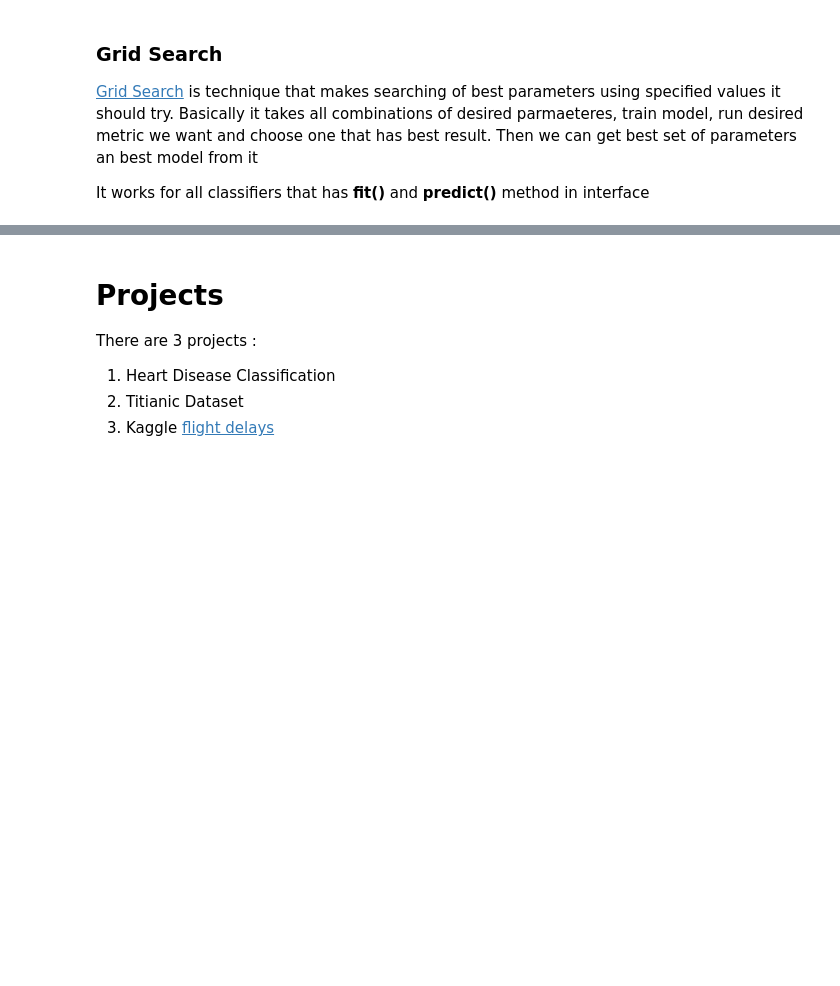
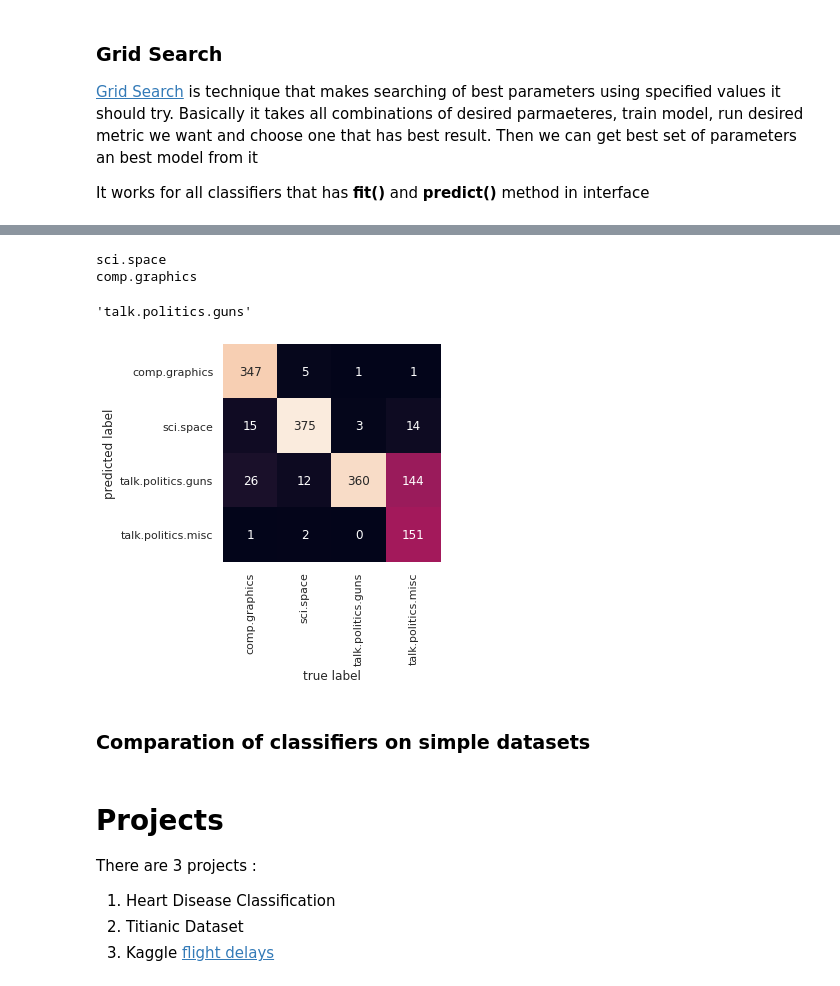
Before and after one commit to marcinczelej/ML_content, a Jupyter notebook: ML algorithms.ipynb, the cells around one changed output, grey strips where cells are left out. Cells and saved outputs as stored; diff of their text form; code cells hidden in the pictures; blank space fills up the shorter version.

```diff
--- a/ML algorithms.ipynb
+++ b/ML algorithms.ipynb
@@ -802,0 +820,68 @@ TODO:
+# %%
+%matplotlib inline
+
+# importing all needed libraries
+import numpy as np
+import matplotlib.pyplot as plt
+import seaborn as sns
+from sklearn.naive_bayes import GaussianNB
+from sklearn.datasets import fetch_20newsgroups
+
+from sklearn.feature_extraction.text import TfidfVectorizer
+from sklearn.naive_bayes import MultinomialNB
+from sklearn.pipeline import make_pipeline
+
+from sklearn.metrics import confusion_matrix\
+
+from sklearn.datasets import make_blobs
+
+sns.set()
+
+X, y = make_blobs(100, 2, centers=2, random_state=20, cluster_std=1.5)
+plt.scatter(X[:, 0], X[:, 1], c=y, s=50, cmap='RdBu')
+
+model = GaussianNB()
+model.fit(X, y);
+
+rng = np.random.RandomState(0)
+Xnew = [-2, -4] + [14, 18] * rng.rand(2000, 2)
+ynew = model.predict(Xnew)
+
+plt.scatter(X[:, 0], X[:, 1], c=y, s=50, cmap='RdBu')
+lim = plt.axis()
+plt.scatter(Xnew[:, 0], Xnew[:, 1], c=ynew, s=100, cmap='RdBu', alpha=0.1)
+plt.axis(lim);
+
+data = fetch_20newsgroups()
+data.target_names
+
+categories = ['talk.politics.guns', 'talk.politics.misc',
+              'sci.space', 'comp.graphics']
+train = fetch_20newsgroups(subset='train', categories=categories)
+test = fetch_20newsgroups(subset='test', categories=categories)
+
+model = make_pipeline(TfidfVectorizer(), MultinomialNB())
+
+model.fit(train.data, train.target)
+labels = model.predict(test.data)
+
+mat = confusion_matrix(test.target, labels)
+sns.heatmap(mat.T, square=True, annot=True, fmt='d', cbar=False,
+            xticklabels=train.target_names, yticklabels=train.target_names)
+plt.xlabel('true label')
+plt.ylabel('predicted label');
+
+def predict_category(s, train=train, model=model):
+    pred = model.predict([s])
+    return train.target_names[pred[0]]
+
+print(predict_category('sending a payload to the ISS'))
+print(predict_category('Adobe Photoshop will revolutionize it all'))
+predict_category("Pistols are legalized in USA")
+# %% [output]
+sci.space
+comp.graphics
+'talk.politics.guns'
+[figure, added]
+# %% [markdown]
+### Comparation of classifiers on simple datasets
```
Also changed, not shown: parts of 9 cells of this notebook, 2 other files.
